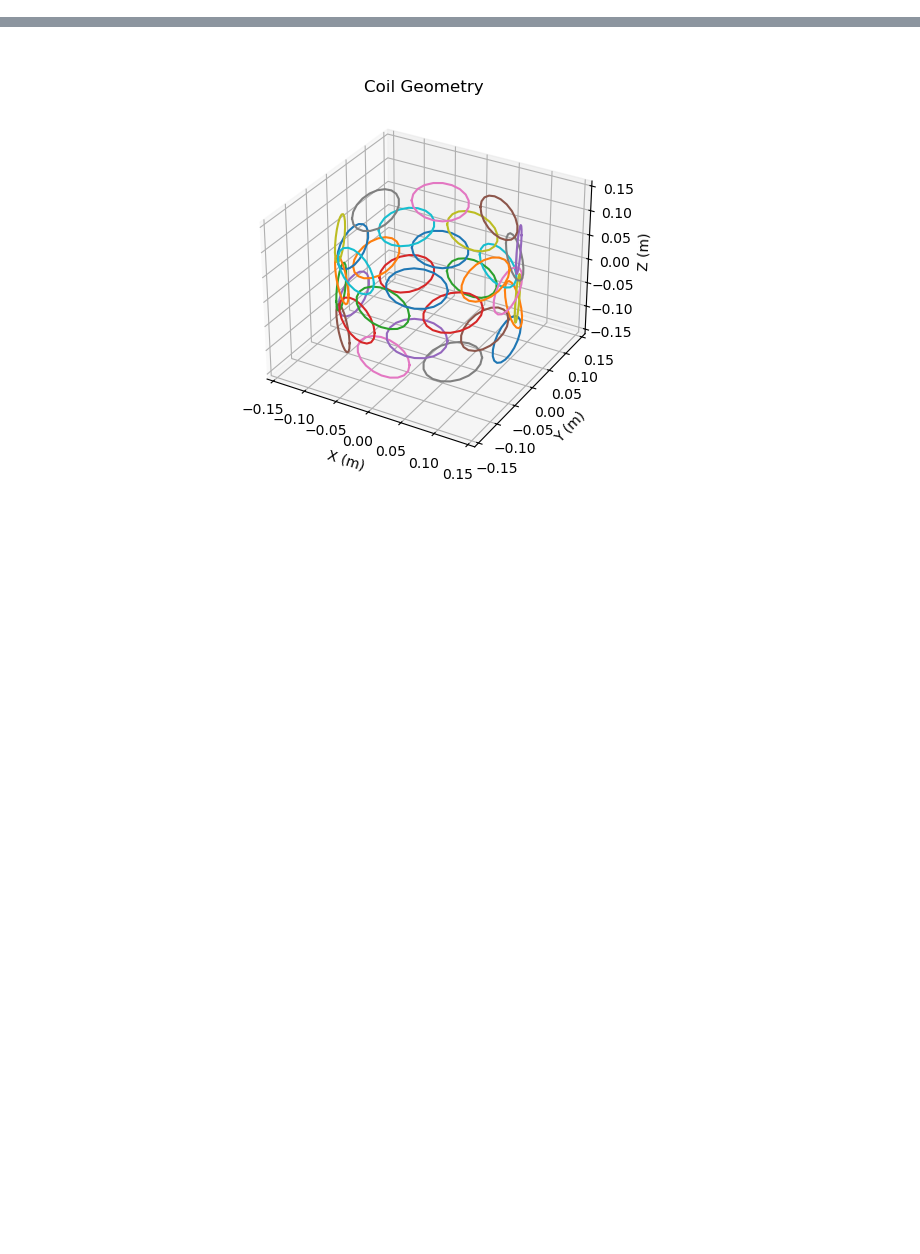
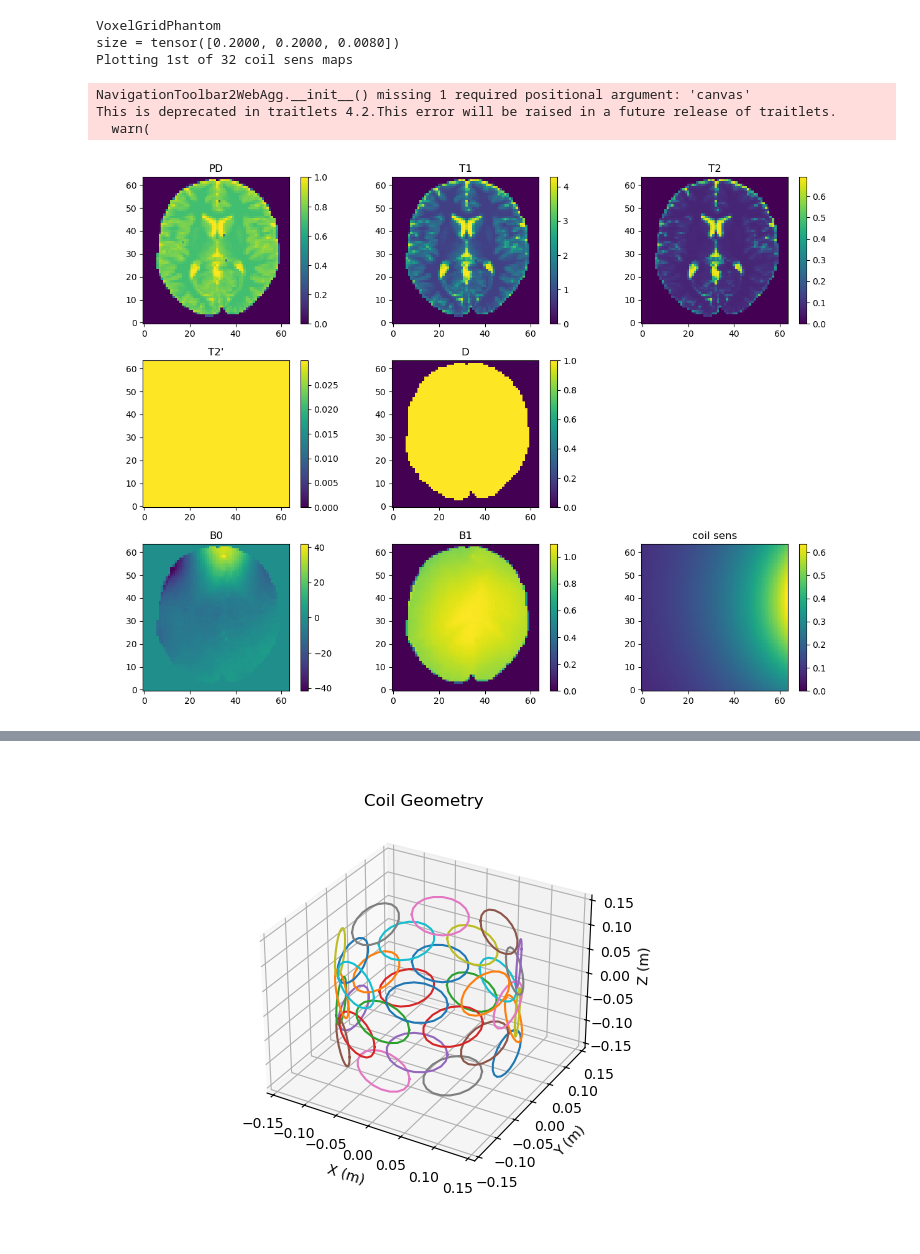
Before and after one commit to inm-4/MRzero-Core, a Jupyter notebook: documentation/playground_mr0/mr0_coilsens.ipynb, the cells around one changed output, grey strips where cells are left out. Drawn from its saved outputs; the diff is of its cells as text; code cells hidden in the pictures; blank space fills up the shorter version.

Commit message:
Update coil implementation

```diff
--- a/documentation/playground_mr0/mr0_coilsens.ipynb
+++ b/documentation/playground_mr0/mr0_coilsens.ipynb
@@ -7,5 +7,27 @@ import MRzeroCore
 from MRzeroCore.phantom.coil import Coil, CoilLoop
 import matplotlib.pyplot as plt
+# %%
+obj_p = mr0.util.load_phantom(size=(64, 64))
+
+obj_p.D[:] = 0
+obj_p.D[obj_p.PD > 0] = 1
+obj_p.add_coil()
+
+# Store PD and B0 for comparison
+D = obj_p.D
+B0 = obj_p.B0
+obj_p.plot()
+
+# Simulate
+obj_p = obj_p.build()
+# %% [output]
+VoxelGridPhantom
+size = tensor([0.2000, 0.2000, 0.0080])
+Plotting 1st of 32 coil sens maps
+NavigationToolbar2WebAgg.__init__() missing 1 required positional argument: 'canvas'
+This is deprecated in traitlets 4.2.This error will be raised in a future release of traitlets.
+  warn(
+[figure, added]
 # %%
 coil = Coil(
     coil_radius=0.12,
```
Also changed, not shown: parts of 2 cells of this notebook, 2 other files.
